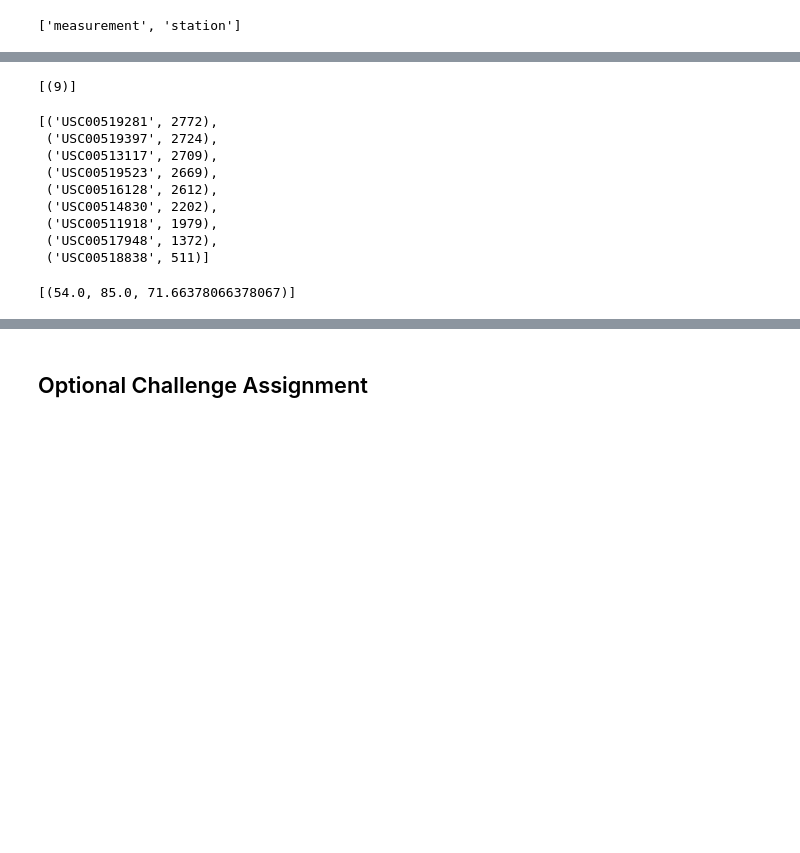
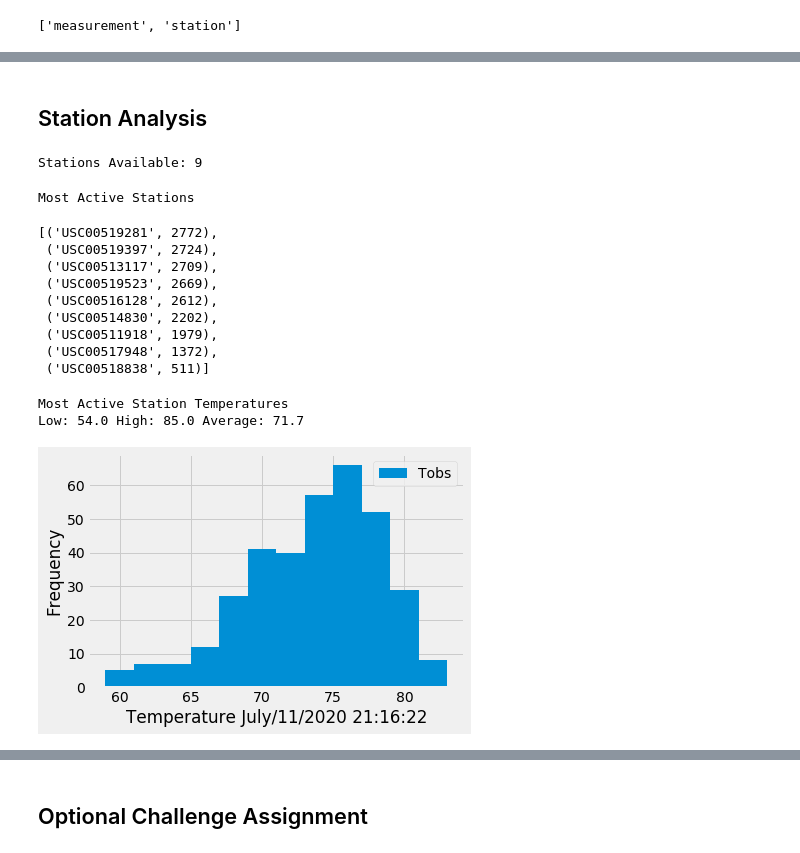
Before and after one commit to atulbhingarde/sqlalchemy-challenge, a Jupyter notebook: climate_starter.ipynb, the cells around one changed output, grey strips where cells are left out. Saved outputs shown, nothing was run; the diff lists cells and outputs as text; code cells hidden in the pictures; blank space fills up the shorter version.

```diff
--- a/climate_starter.ipynb
+++ b/climate_starter.ipynb
@@ -61,25 +105,64 @@ session = Session(engine)
+# %% [markdown]
+## Station Analysis
 # %%
 # Design a query to show how many stations are available in this dataset?
+
+available_stations = session.query(Measurement.station).distinct().count()
+print(f"Stations Available: {available_stations} ")
 # %% [output]
-[(9)]
+Stations Available: 9
 # %%
 # What are the most active stations? (i.e. what stations have the most rows)?
 # List the stations and the counts in descending order.
+
+active_stations = session.query(Measurement.station,
+                                func.count(Measurement.station)).group_by(Measurement.station).order_by(func.count(Measurement.station).desc()).all()
+print(f"Most Active Stations")
+active_stations
 # %% [output]
-[('USC00519281', 2772),
- ('USC00519397', 2724),
- ('USC00513117', 2709),
- ('USC00519523', 2669),
- ('USC00516128', 2612),
- ('USC00514830', 2202),
- ('USC00511918', 1979),
- ('USC00517948', 1372),
- ('USC00518838', 511)]
+Most Active Stations
+[('USC00519281', 2772),
+ ('USC00519397', 2724),
+ ('USC00513117', 2709),
+ ('USC00519523', 2669),
+ ('USC00516128', 2612),
+ ('USC00514830', 2202),
+ ('USC00511918', 1979),
+ ('USC00517948', 1372),
+ ('USC00518838', 511)]
 # %%
 # Using the station id from the previous query, calculate the lowest temperature recorded,
-# highest temperature recorded, and average temperature of the most active station?
+# highest temperature recorded, and average temperature most active station?
+
+most_active_station=active_stations[0][0]
+most_active_temps = session.query(func.min(Measurement.tobs), func.max(Measurement.tobs),
+                                  func.avg(Measurement.tobs)).filter(Measurement.station == most_active_station).all()
+print(f"Most Active Station Temperatures")
+print(f"Low: {most_active_temps[0][0]} High: {most_active_temps[0][1]} Average: {round(most_active_temps[0][2], 1)}")
 # %% [output]
-[(54.0, 85.0, 71.66378066378067)]
+Most Active Station Temperatures
+Low: 54.0 High: 85.0 Average: 71.7
 # %%
 # Choose the station with the highest number of temperature observations.
+
+most_temps_station = session.query(Measurement.station, func.count(Measurement.tobs)).group_by(Measurement.station).order_by(func.count(Measurement.station).desc()).first()
+most_temps_station= most_temps_station[0]
+
 # Query the last 12 months of temperature observation data for this station and plot the results as a histogram
+
+temperature = session.query(Measurement.station, Measurement.date, Measurement.tobs).\
+    filter(Measurement.station == most_active_station).\
+    filter(Measurement.date > last_year).\
+    order_by(Measurement.date).all()
+
+temp_df=pd.DataFrame(temperature)
+plt.hist(temp_df['tobs'],12)
+
+plt.xlabel("Temperature "+ now.strftime(MyDateFormatString))
+
+plt.legend(["Tobs"])
+plt.ylabel("Frequency")
+plt.savefig("Images/Station_Histogram.png")
+plt.show()
+# %% [output]
+[figure, added]
```
Also changed, not shown: parts of 20 cells of this notebook, 11 other files.
